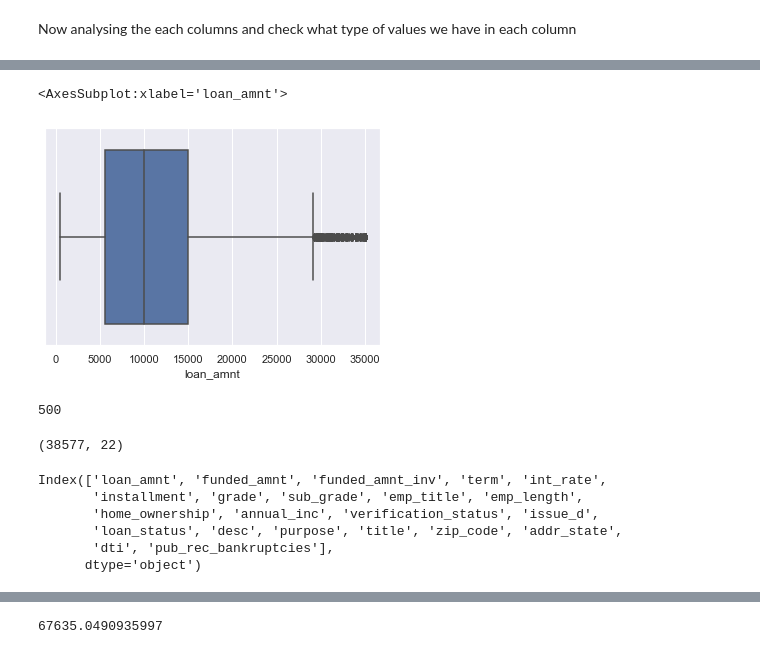
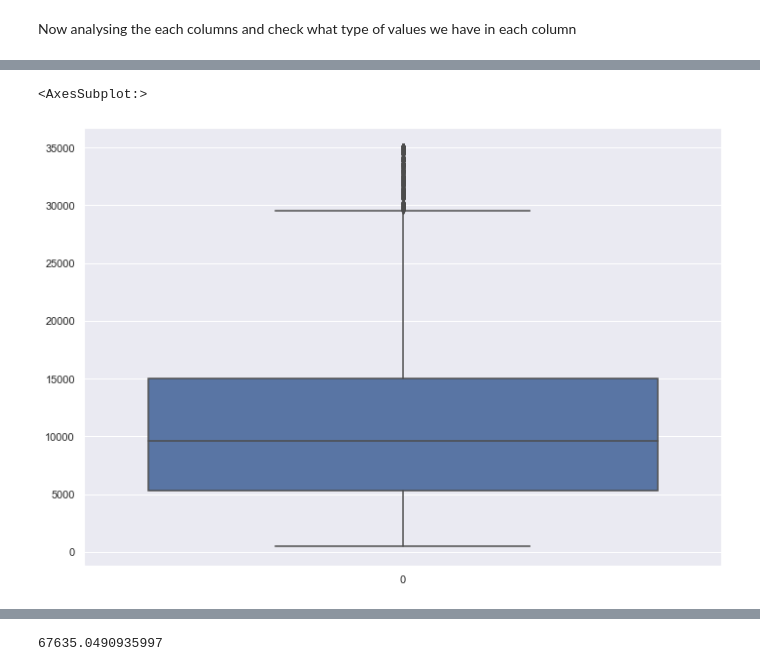
Before and after one commit to simplyshravan/fraud_detection, a Jupyter notebook: Shravan_Yadav.ipynb, the cells around one changed output, grey strips where cells are left out. Drawn from its saved outputs; the diff is of its cells as text; code cells hidden in the pictures.

```diff
--- a/Shravan_Yadav.ipynb
+++ b/Shravan_Yadav.ipynb
@@ -96,0 +193,6 @@ df.shape
+# %%
+droplist4=["out_prncp","out_prncp_inv","total_pymnt","total_pymnt_inv",'delinq_2yrs','earliest_cr_line', 'inq_last_6mths',
+           'open_acc','revol_bal','revol_util','total_acc',"total_rec_prncp","total_rec_int","total_rec_late_fee",
+           'pub_rec', "recoveries","collection_recovery_fee", "last_pymnt_d","last_pymnt_amnt","last_credit_pull_d"]
+Loan_data.drop(labels = droplist4, axis=1, inplace = True)
+Loan_data.shape
@@ -125,0 +239,3 @@ memory usage: 6.7+ MB
+# %%
+Loan_data['int_rate_flt']=Loan_data['int_rate'].apply(lambda x:float(x.replace('%','')))
+pd.unique(Loan_data['int_rate_flt'])
@@ -125,0 +262,4 @@ memory usage: 6.7+ MB
+# %%
+Loan_data['issue_d']=pd.to_datetime(Loan_data['issue_d'],format='%b-%y')
+Loan_data['issue_year']=Loan_data['issue_d'].dt.year
+Loan_data['issue_month']=Loan_data['issue_d'].dt.month
@@ -125,0 +272,2 @@ memory usage: 6.7+ MB
+# %%
+Loan_data=Loan_data[Loan_data['loan_status']!='Current']
@@ -141,9 +297,5 @@ sns.histplot(df['loan_amnt'])
 # %%
-sns.boxplot(df['loan_amnt'])
+sns.boxplot(data=Loan_data['loan_amnt'])
 # %% [output]
-<AxesSubplot:xlabel='loan_amnt'>
+<AxesSubplot:>
-[figure, old version]
+[figure, new version]
-# %%
-min(df['loan_amnt'])
-# %% [output]
-500
@@ -152,13 +301,0 @@ df=df[df['loan_status']!='Current']
-# %%
-df.shape
-# %% [output]
-(38577, 22)
-# %%
-df.columns
-# %% [output]
-Index(['loan_amnt', 'funded_amnt', 'funded_amnt_inv', 'term', 'int_rate',
-       'installment', 'grade', 'sub_grade', 'emp_title', 'emp_length',
-       'home_ownership', 'annual_inc', 'verification_status', 'issue_d',
-       'loan_status', 'desc', 'purpose', 'title', 'zip_code', 'addr_state',
-       'dti', 'pub_rec_bankruptcies'],
-      dtype='object')
```
Also changed, not shown: parts of 207 cells of this notebook.
